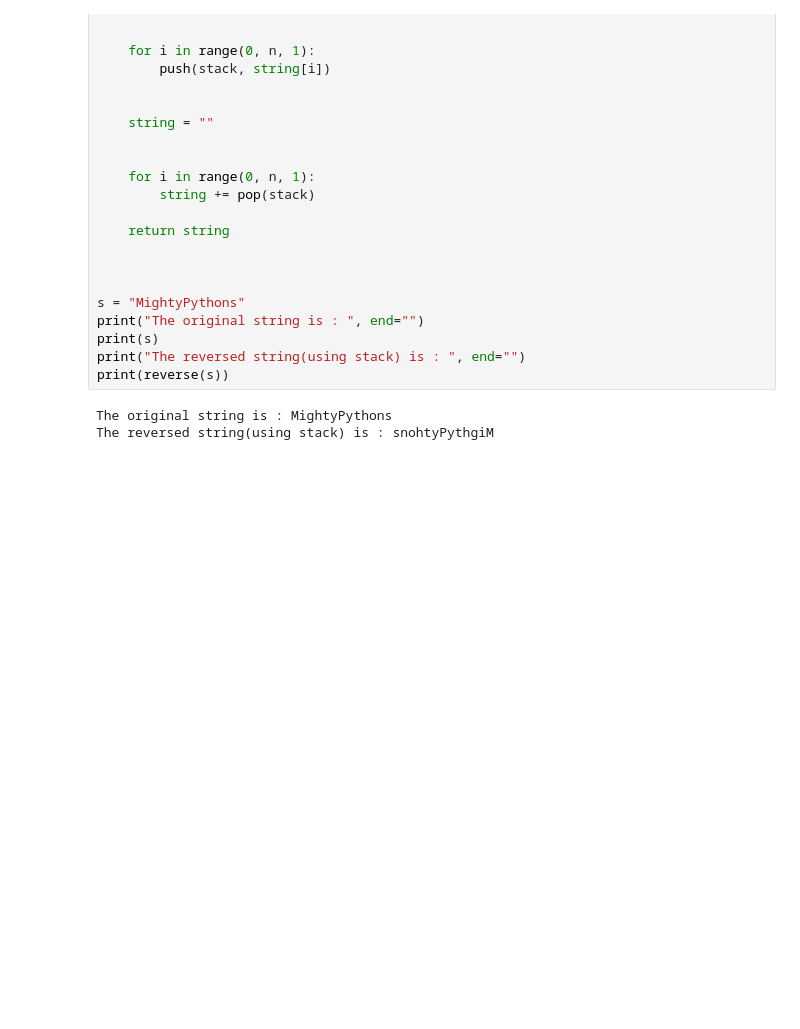
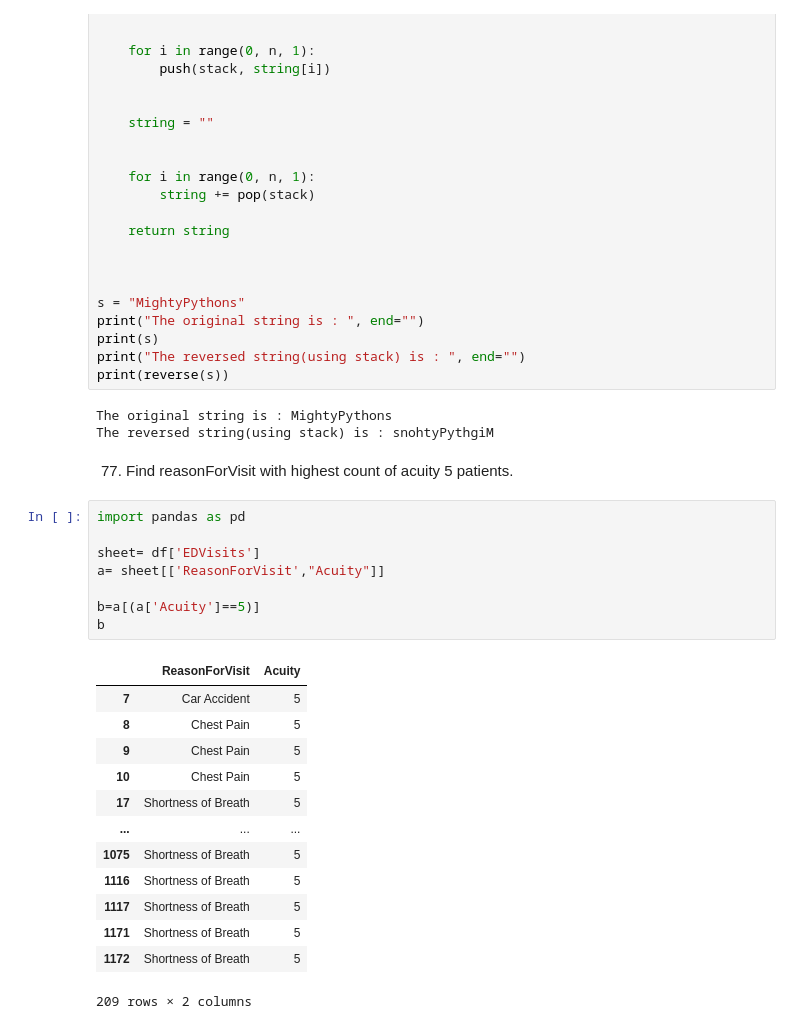
Before and after one commit to PoovithaJayaprakash/Mighty-Pythons, a Jupyter notebook: Mighty-Pythons.ipynb, the cells around one changed output. Drawn from its saved outputs; the diff is of its cells as text; blank space fills up the shorter version.

```diff
--- a/Mighty-Pythons.ipynb
+++ b/Mighty-Pythons.ipynb
@@ -968,3 +984,27 @@ print(reverse(s))
 # %% [output]
 The original string is : MightyPythons
 The reversed string(using stack) is : snohtyPythgiM
+# %% [markdown]
+77. Find reasonForVisit with highest count of acuity 5 patients.
+# %%
+import pandas as pd
+
+sheet= df['EDVisits']
+a= sheet[['ReasonForVisit',"Acuity"]]
+
+b=a[(a['Acuity']==5)]
+b
+# %% [output]
+|  | ReasonForVisit | Acuity |
+| 7 | Car Accident | 5 |
+| 8 | Chest Pain | 5 |
+| 9 | Chest Pain | 5 |
+| 10 | Chest Pain | 5 |
+| 17 | Shortness of Breath | 5 |
+| ... | ... | ... |
+| 1075 | Shortness of Breath | 5 |
+| 1116 | Shortness of Breath | 5 |
+| 1117 | Shortness of Breath | 5 |
+| 1171 | Shortness of Breath | 5 |
+| 1172 | Shortness of Breath | 5 |
+209 rows × 2 columns
```
Also changed, not shown: parts of 1 cell of this notebook.
